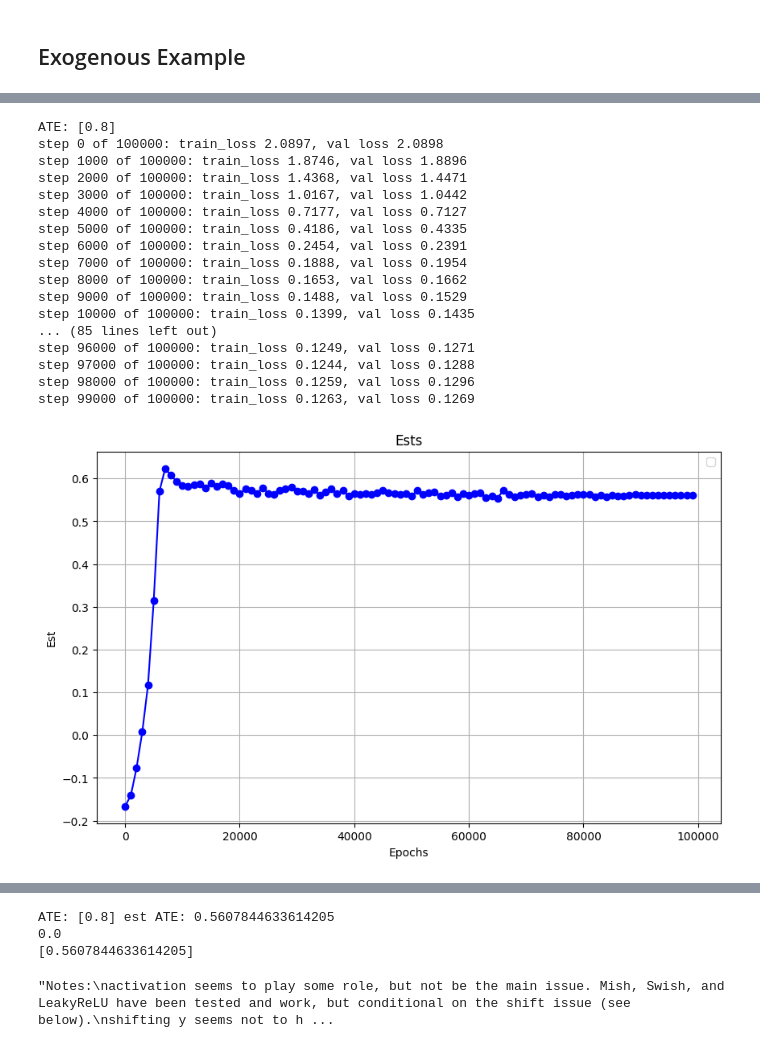
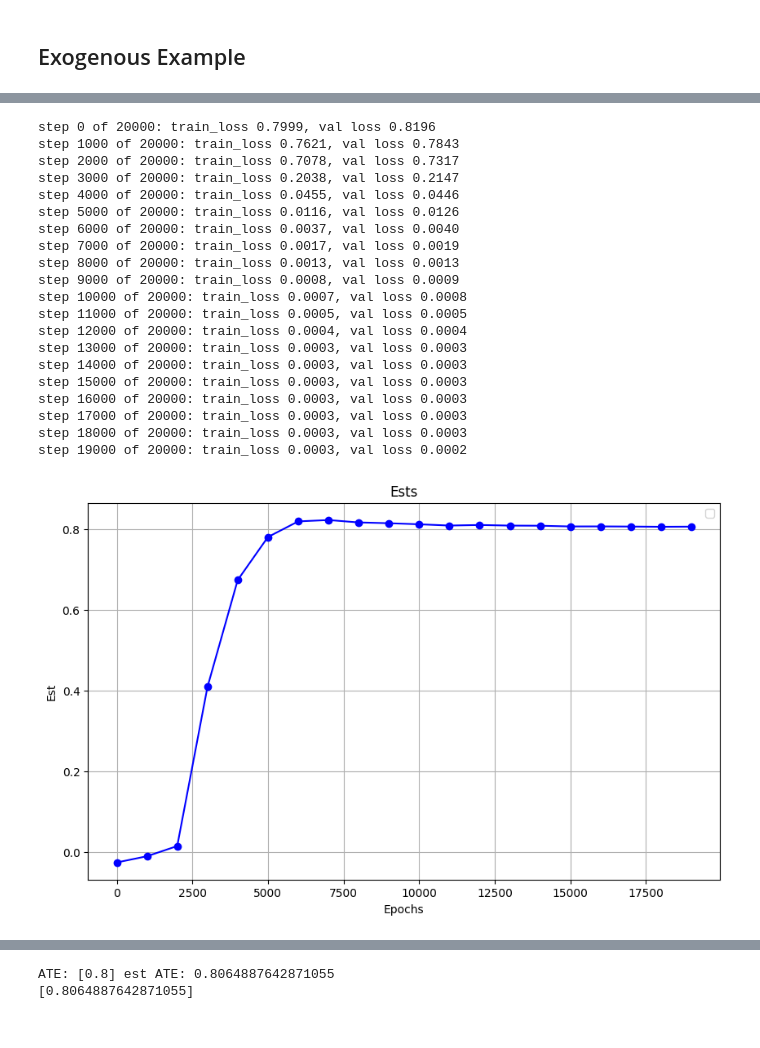
Before and after one commit to matthewvowels1/Causal_Transformer, a Jupyter notebook: CaT/tutorial_exogenous.ipynb, the cells around one changed output, grey strips where cells are left out. Saved outputs shown, nothing was run; the diff lists cells and outputs as text; code cells hidden in the pictures.

```diff
--- a/CaT/tutorial_exogenous.ipynb
+++ b/CaT/tutorial_exogenous.ipynb
@@ -137,17 +109,10 @@ def input_output_sensitivity_matrix(input, model, epsilon=100.0, full=True):
 # %%
 
-_, _, _, _, _, Y0, Y1 = generate_data(N=1000000, d=d)
-ATE = (Y1 - Y0).mean(0)  # multi-dim ATE based off a large sample
+estimates = []
 
-print('ATE:', ATE)
+for i in range(1):
 
-estimates = []
-x_shifts = []
-x_inc = 0.0
-for i in range(1):
-    x_shifts.append(x_shift)
-
-    all_data, DAGnx, var_names, causal_ordering, var_types, Y0, Y1 = generate_data(N=sample_size, x_shift=x_shift, d=d)
+    all_data, DAGnx, var_names, causal_ordering, var_types, Y0, Y1 = generate_data(N=sample_size, d=d)
 
 
     indices = np.arange(0, len(all_data))
@@ -167,6 +132,7 @@ for i in range(1):
                     head_size=head_size,
                     num_heads=num_heads,
                     ff_n_embed=ff_n_embed,
+                    embed_dim= embed_dim,
                     dag=DAGnx,
                     causal_ordering=causal_ordering,
                     n_layers=n_layers,
@@ -228,8 +194,8 @@ for i in range(1):
                 eval_loss[split] = losses.mean()
             mses.append(eval_loss['train'])
 
-            intervention_nodes_vals_0 = {'X':  x_shift + 0}
-            intervention_nodes_vals_1 = {'X':  x_shift + 1}
+            intervention_nodes_vals_0 = {'X':  0}
+            intervention_nodes_vals_1 = {'X':  1}
             ci = inference.CausalInference(model=model, device=device)
             D0 = ci.forward(data=all_data , intervention_nodes_vals=intervention_nodes_vals_0)
             D1 = ci.forward(data=all_data , intervention_nodes_vals=intervention_nodes_vals_1)
@@ -269,61 +235,53 @@ for i in range(1):
 
     for i in range(sensitivity_matrix.shape[0]):
         for j in range(sensitivity_matrix.shape[1]):
             plt.text(j, i, f'{sensitivity_matrix[i, j]:.4f}', ha='center', va='center', color='white')
 
     plt.xlabel('Output Dimensions')
     plt.ylabel('Input Dimensions')
     plt.title('Sensitivity Matrix Heatmap')
     plt.xticks(ticks=np.arange(len(var_names)), labels=var_names)
     plt.yticks(ticks=np.arange(len(var_names)), labels=var_names)
     # Display the plot
     plt.show()
 
 
     model.eval()
-    intervention_nodes_vals_0 = {'X':  x_shift + 0}
-    intervention_nodes_vals_1 = {'X':  x_shift + 1}
+    intervention_nodes_vals_0 = {'X':  0}
+    intervention_nodes_vals_1 = {'X':  1}
     ci = inference.CausalInference(model=model, device=device)
     D0 = ci.forward(data=all_data , intervention_nodes_vals=intervention_nodes_vals_0)
     D1 = ci.forward(data=all_data , intervention_nodes_vals=intervention_nodes_vals_1)
 
 
     effect_var = 'Y'
     effect_index = utils.find_element_in_list(var_names, target_string=effect_var)
 
     est_ATE = (D1[:,effect_index] - D0[:,effect_index]).mean()
     print('ATE:', ATE, 'est ATE:', est_ATE)
     estimates.append(est_ATE)
 
-    x_shift += x_inc
-    print(x_shift)
 
 print(estimates)
-
-
-
-'''Notes:
-activation seems to play some role, but not be the main issue. Mish, Swish, and LeakyReLU have been tested and work, but conditional on the shift issue (see below).
-shifting y seems not to have an impact, but shifting x does. It impacts the loss, and the estimation of the causal effect.
-If X and B are both shifted by the same amount, the network fails. However, if X is shifted away from zero and B is not, it works.
-Importantly, bypassing the attention mechanism (and feeding Vprime only as the output of the MHA head doesn't work either!).
-'''
 # %% [output]
-ATE: [0.8]
-step 0 of 100000: train_loss 2.0897, val loss 2.0898
-step 1000 of 100000: train_loss 1.8746, val loss 1.8896
-step 2000 of 100000: train_loss 1.4368, val loss 1.4471
-step 3000 of 100000: train_loss 1.0167, val loss 1.0442
-step 4000 of 100000: train_loss 0.7177, val loss 0.7127
-step 5000 of 100000: train_loss 0.4186, val loss 0.4335
-step 6000 of 100000: train_loss 0.2454, val loss 0.2391
-step 7000 of 100000: train_loss 0.1888, val loss 0.1954
-step 8000 of 100000: train_loss 0.1653, val loss 0.1662
-step 9000 of 100000: train_loss 0.1488, val loss 0.1529
-step 10000 of 100000: train_loss 0.1399, val loss 0.1435
-... (85 lines left out)
-step 96000 of 100000: train_loss 0.1249, val loss 0.1271
-step 97000 of 100000: train_loss 0.1244, val loss 0.1288
-step 98000 of 100000: train_loss 0.1259, val loss 0.1296
-step 99000 of 100000: train_loss 0.1263, val loss 0.1269
+step 0 of 20000: train_loss 0.7999, val loss 0.8196
+step 1000 of 20000: train_loss 0.7621, val loss 0.7843
+step 2000 of 20000: train_loss 0.7078, val loss 0.7317
+step 3000 of 20000: train_loss 0.2038, val loss 0.2147
+step 4000 of 20000: train_loss 0.0455, val loss 0.0446
+step 5000 of 20000: train_loss 0.0116, val loss 0.0126
+step 6000 of 20000: train_loss 0.0037, val loss 0.0040
+step 7000 of 20000: train_loss 0.0017, val loss 0.0019
+step 8000 of 20000: train_loss 0.0013, val loss 0.0013
+step 9000 of 20000: train_loss 0.0008, val loss 0.0009
+step 10000 of 20000: train_loss 0.0007, val loss 0.0008
+step 11000 of 20000: train_loss 0.0005, val loss 0.0005
+step 12000 of 20000: train_loss 0.0004, val loss 0.0004
+step 13000 of 20000: train_loss 0.0003, val loss 0.0003
+step 14000 of 20000: train_loss 0.0003, val loss 0.0003
+step 15000 of 20000: train_loss 0.0003, val loss 0.0003
+step 16000 of 20000: train_loss 0.0003, val loss 0.0003
+step 17000 of 20000: train_loss 0.0003, val loss 0.0003
+step 18000 of 20000: train_loss 0.0003, val loss 0.0003
+step 19000 of 20000: train_loss 0.0003, val loss 0.0002
-[figure, old version]
+[figure, new version]
@@ -332,6 +290,4 @@ step 99000 of 100000: train_loss 0.1263, val loss 0.1269
-ATE: [0.8] est ATE: 0.5607844633614205
-0.0
-[0.5607844633614205]
+ATE: [0.8] est ATE: 0.8064887642871055
+[0.8064887642871055]
-"Notes:\nactivation seems to play some role, but not be the main issue. Mish, Swish, and LeakyReLU have been tested and work, but conditional on the shift issue (see below).\nshifting y seems not to h ...
 # %%
 model.eval()
```
Also changed, not shown: parts of 6 cells of this notebook, 2 other files.
